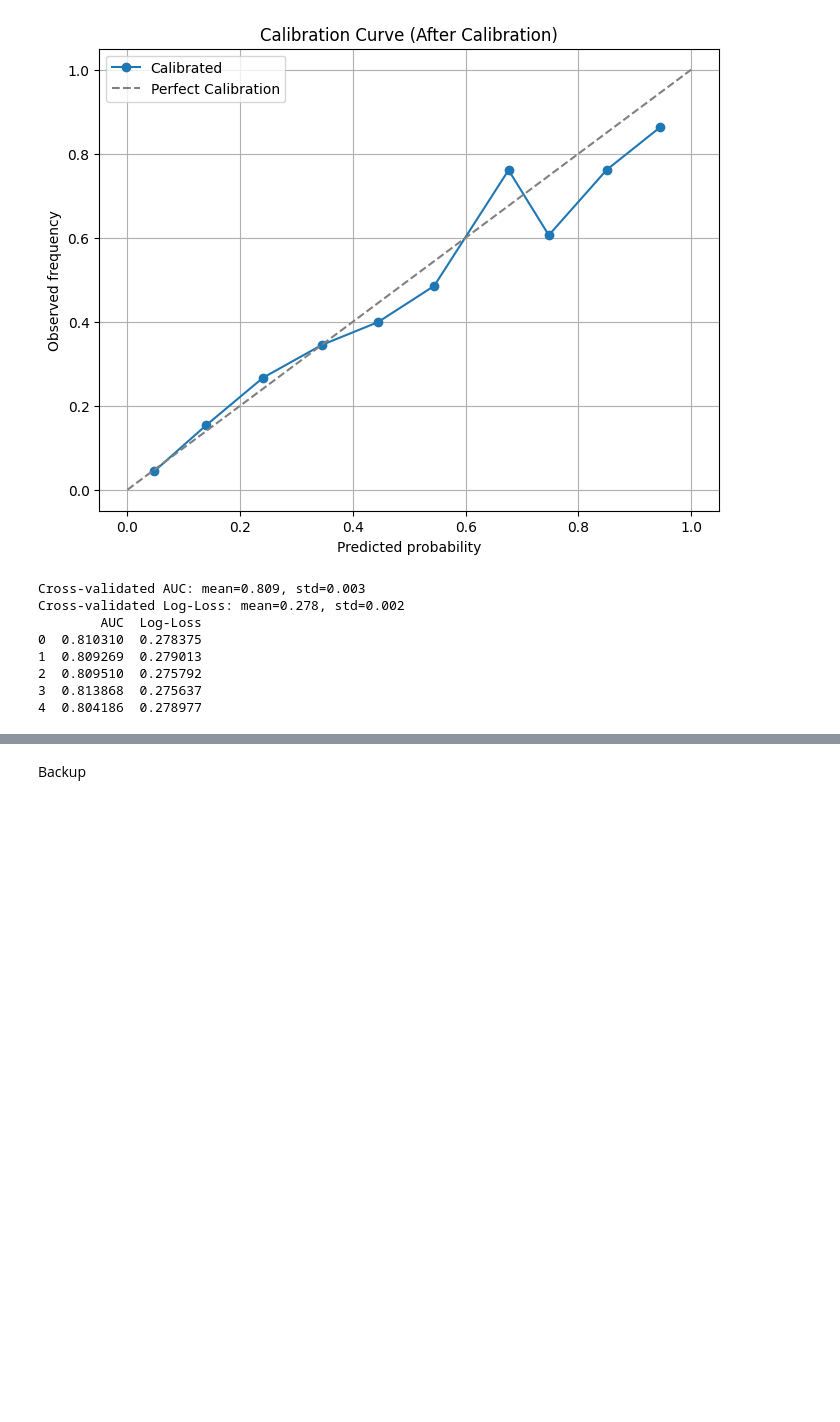
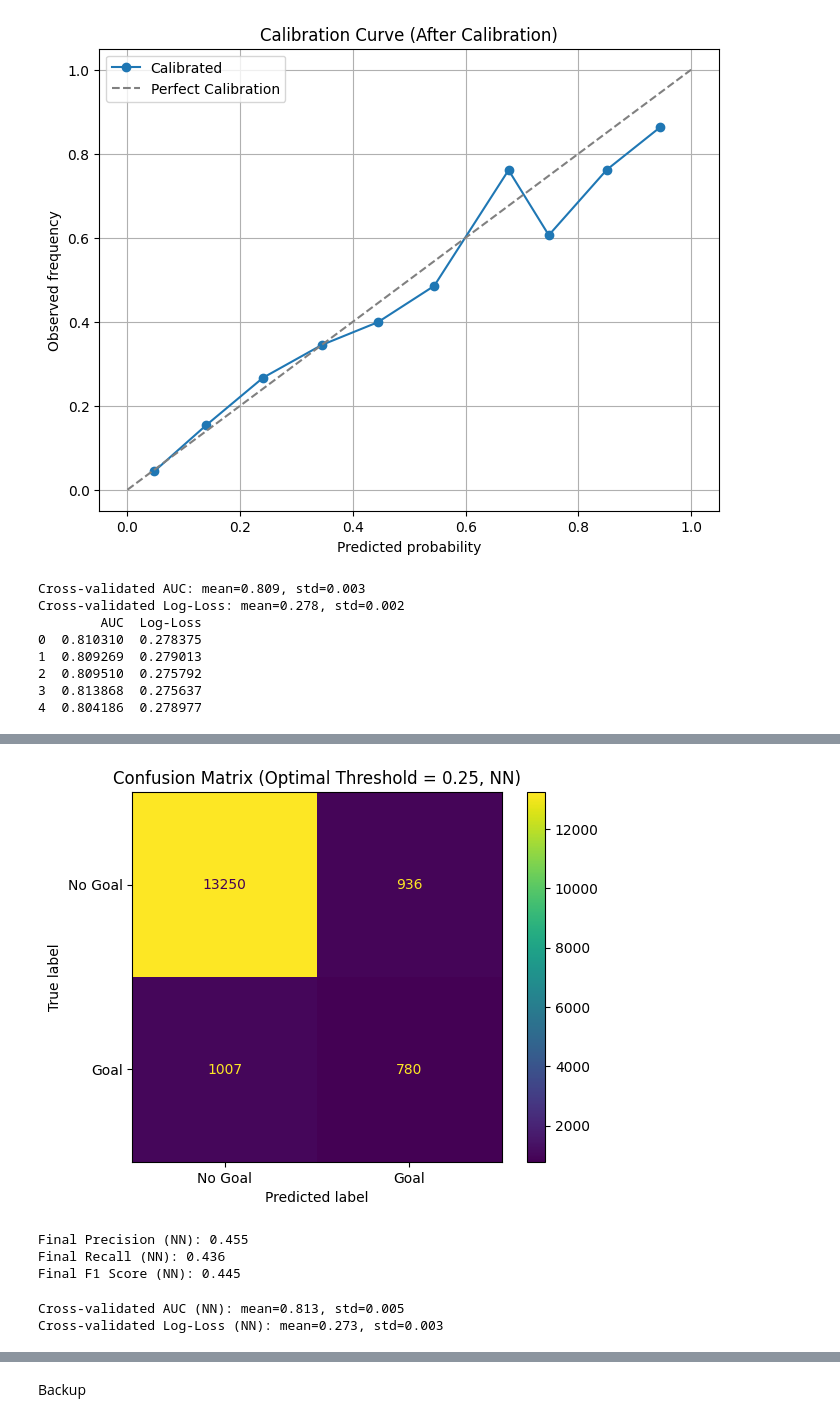
Before and after one commit to arne2204/Probabilistic-Machine-Learning_lecture-PROJECTS, a Jupyter notebook: projects/08-1SHXXXX_football_analytics/notebooks/05_model_training_and_evaluation.ipynb, the cells around one changed output, grey strips where cells are left out. Saved outputs shown, nothing was run; the diff lists cells and outputs as text; code cells hidden in the pictures; blank space fills up the shorter version.

```diff
--- a/projects/08-1SHXXXX_football_analytics/notebooks/05_model_training_and_evaluation.ipynb
+++ b/projects/08-1SHXXXX_football_analytics/notebooks/05_model_training_and_evaluation.ipynb
@@ -580 +719,51 @@ plt.show()
+# %%
+from sklearn.metrics import confusion_matrix, ConfusionMatrixDisplay
+
+y_pred_optimal_nn = (y_pred_proba_nn >= optimal_threshold_nn).astype(int)
+
+cm_nn = confusion_matrix(y_test, y_pred_optimal_nn)
+disp_nn = ConfusionMatrixDisplay(confusion_matrix=cm_nn, display_labels=["No Goal", "Goal"])
+disp_nn.plot(values_format='d')
+plt.title(f"Confusion Matrix (Optimal Threshold = {optimal_threshold_nn:.2f}, NN)")
+plt.show()
+
+final_precision_nn = precision_score(y_test, y_pred_optimal_nn, zero_division=0)
+final_recall_nn = recall_score(y_test, y_pred_optimal_nn, zero_division=0)
+final_f1_nn = f1_score(y_test, y_pred_optimal_nn, zero_division=0)
+
+print(f"Final Precision (NN): {final_precision_nn:.3f}")
+print(f"Final Recall (NN): {final_recall_nn:.3f}")
+print(f"Final F1 Score (NN): {final_f1_nn:.3f}")
+# %% [output]
+[figure, added]
+Final Precision (NN): 0.455
+Final Recall (NN): 0.436
+Final F1 Score (NN): 0.445
+# %%
+from sklearn.model_selection import StratifiedKFold, cross_val_score
+import numpy as np
+import pandas as pd
+import matplotlib.pyplot as plt
+import seaborn as sns
+
+cv_nn = StratifiedKFold(n_splits=5, shuffle=True, random_state=42)
+
+auc_scores_nn = cross_val_score(
+    pipeline_nn, X_train, y_train,
+    cv=cv_nn, scoring='roc_auc', n_jobs=-1
+)
+
+logloss_scores_nn = cross_val_score(
+    pipeline_nn, X_train, y_train,
+    cv=cv_nn, scoring='neg_log_loss', n_jobs=-1
+)
+logloss_scores_nn = -logloss_scores_nn
+
+print(f"Cross-validated AUC (NN): mean={auc_scores_nn.mean():.3f}, std={auc_scores_nn.std():.3f}")
+print(f"Cross-validated Log-Loss (NN): mean={logloss_scores_nn.mean():.3f}, std={logloss_scores_nn.std():.3f}")
+
+cv_results_nn = pd.DataFrame({'AUC': auc_scores_nn, 'Log-Loss': logloss_scores_nn})
+# %% [output]
+Cross-validated AUC (NN): mean=0.813, std=0.005
+Cross-validated Log-Loss (NN): mean=0.273, std=0.003
 # %%
```
Also changed, not shown: parts of 34 cells of this notebook.
